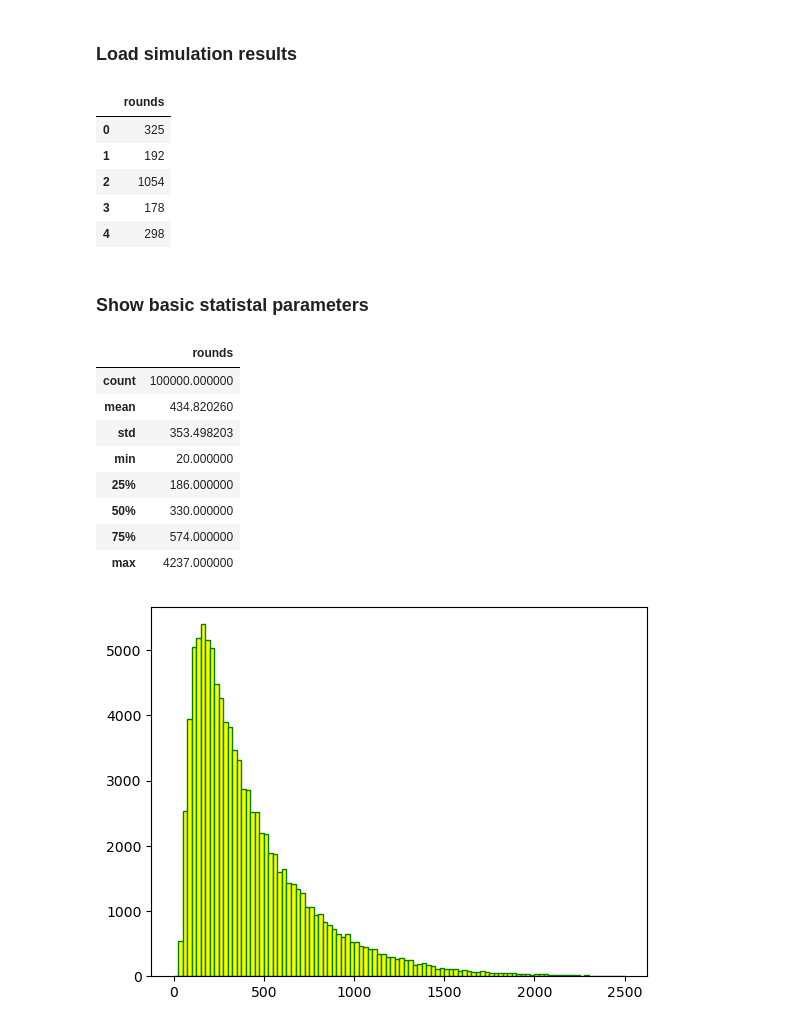
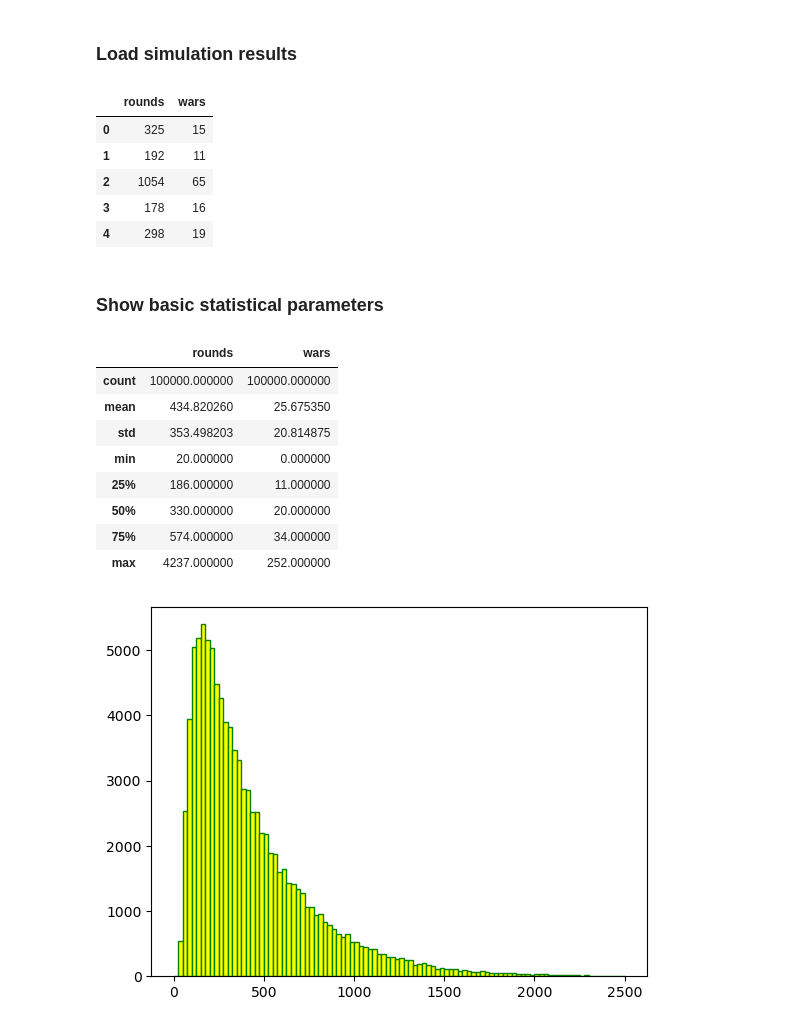
Before and after one commit to Agr3st/war-card-game-analysis, a Jupyter notebook: war_card_game_analysis.ipynb, the cells around one changed output. Drawn from its saved outputs; the diff is of its cells as text; code cells hidden in the pictures.

Commit message:
number of wars in each simulation

```diff
--- a/war_card_game_analysis.ipynb
+++ b/war_card_game_analysis.ipynb
@@ -230,27 +239,27 @@ import matplotlib.pyplot as plt
 # %% [markdown]
 ### Load simulation results
 # %%
-rounds_2_players = pd.read_csv('simulation_results/rounds_in_100_000_simulations_2_players.csv')
-rounds_2_players.head()
+data_2_players = pd.read_csv('simulation_results/results_2_players.csv')
+data_2_players.head()
 # %% [output]
-|  | rounds |
-| 0 | 325 |
-| 1 | 192 |
-| 2 | 1054 |
-| 3 | 178 |
-| 4 | 298 |
+|  | rounds | wars |
+| 0 | 325 | 15 |
+| 1 | 192 | 11 |
+| 2 | 1054 | 65 |
+| 3 | 178 | 16 |
+| 4 | 298 | 19 |
 # %% [markdown]
-### Show basic statistal parameters
+### Show basic statistical parameters
 # %%
-rounds_2_players.describe()
+data_2_players.describe()
 # %% [output]
-|  | rounds |
-| count | 100000.000000 |
-| mean | 434.820260 |
-| std | 353.498203 |
-| min | 20.000000 |
-| 25% | 186.000000 |
-| 50% | 330.000000 |
-| 75% | 574.000000 |
-| max | 4237.000000 |
+|  | rounds | wars |
+| count | 100000.000000 | 100000.000000 |
+| mean | 434.820260 | 25.675350 |
+| std | 353.498203 | 20.814875 |
+| min | 20.000000 | 0.000000 |
+| 25% | 186.000000 | 11.000000 |
+| 50% | 330.000000 | 20.000000 |
+| 75% | 574.000000 | 34.000000 |
+| max | 4237.000000 | 252.000000 |
 # %%
```
Also changed, not shown: parts of 9 cells of this notebook, 8 other files.
